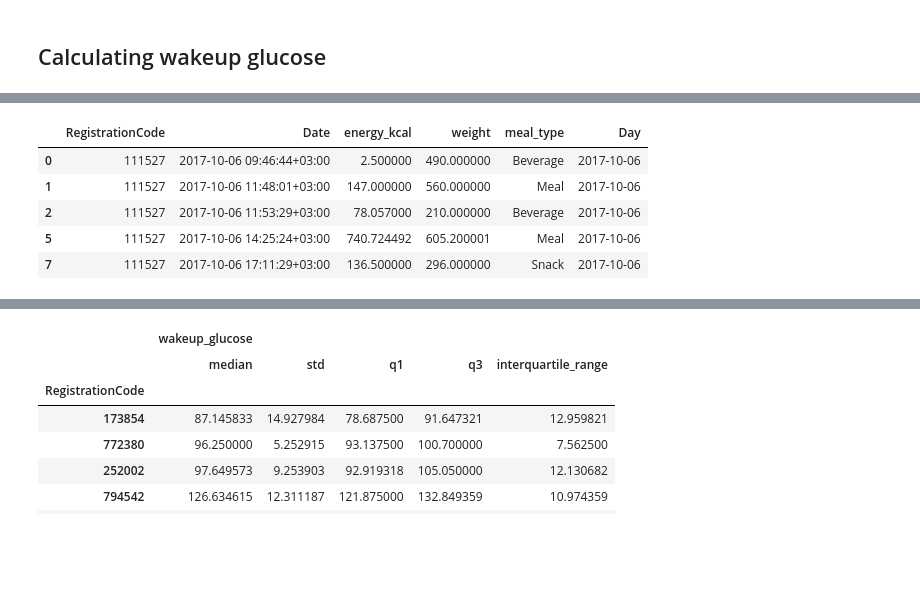
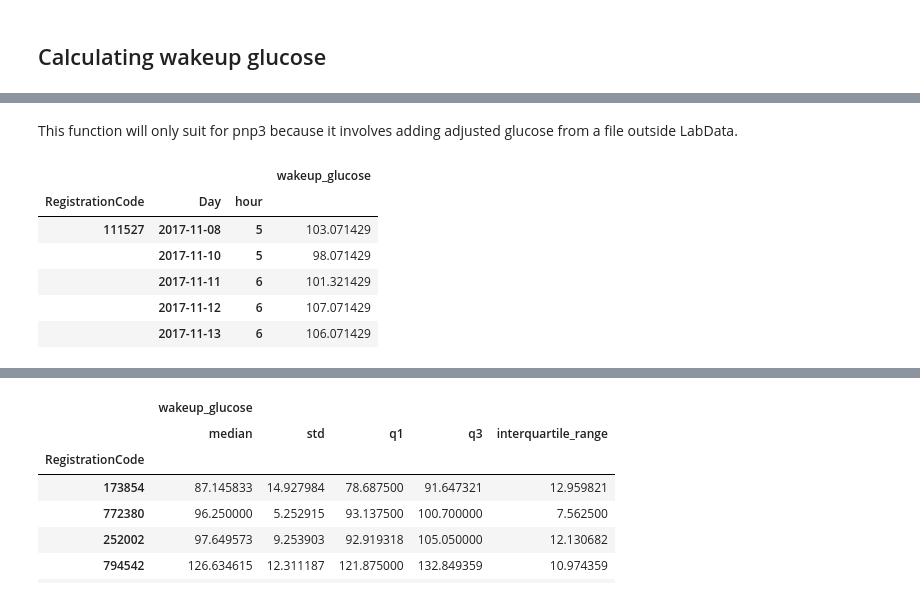
Before and after one commit to ElviraMingazova/MA_Thesis, a Jupyter notebook: Personalized correlations PNP3.ipynb, the cells around one changed output, grey strips where cells are left out. Saved outputs shown, nothing was run; the diff lists cells and outputs as text; code cells hidden in the pictures; blank space fills up the shorter version.

```diff
--- a/Personalized correlations PNP3.ipynb
+++ b/Personalized correlations PNP3.ipynb
@@ -24,6 +24,3 @@ from scipy.stats import pearsonr, spearmanr
 from statsmodels.stats.multitest import fdrcorrection
 # %% [markdown]
 ## Calculating wakeup glucose
-# %%
-cgmdf = cgml.get_data(study_ids=[3,49]).df
-cgmdf = cgml._remove_first_day_of_connections(cgmdf)
@@ -62,0 +27,2 @@ logdf = logdf[logdf['energy_kcal'] != 0]
+# %% [markdown]
+This function will only suit for pnp3 because it involves adding adjusted glucose from a file outside LabData.
@@ -63,9 +84,12 @@ logdf = logdf[logdf['energy_kcal'] != 0]
+# %%
+wakeup_glucose_test = calculate_wakeup_glucose_pnp3()
 # %%
-logdf.head()
+wakeup_glucose_test.head()
 # %% [output]
-|  | RegistrationCode | Date | energy_kcal | weight | meal_type | Day |
-| 0 | 111527 | 2017-10-06 09:46:44+03:00 | 2.500000 | 490.000000 | Beverage | 2017-10-06 |
-| 1 | 111527 | 2017-10-06 11:48:01+03:00 | 147.000000 | 560.000000 | Meal | 2017-10-06 |
-| 2 | 111527 | 2017-10-06 11:53:29+03:00 | 78.057000 | 210.000000 | Beverage | 2017-10-06 |
-| 5 | 111527 | 2017-10-06 14:25:24+03:00 | 740.724492 | 605.200001 | Meal | 2017-10-06 |
-| 7 | 111527 | 2017-10-06 17:11:29+03:00 | 136.500000 | 296.000000 | Snack | 2017-10-06 |
+|  |  |  | wakeup_glucose |
+| RegistrationCode | Day | hour |  |
+| 111527 | 2017-11-08 | 5 | 103.071429 |
+|  | 2017-11-10 | 5 | 98.071429 |
+|  | 2017-11-11 | 6 | 101.321429 |
+|  | 2017-11-12 | 6 | 107.071429 |
+|  | 2017-11-13 | 6 | 106.071429 |
```
Also changed, not shown: parts of 65 cells of this notebook, 1 other file.
